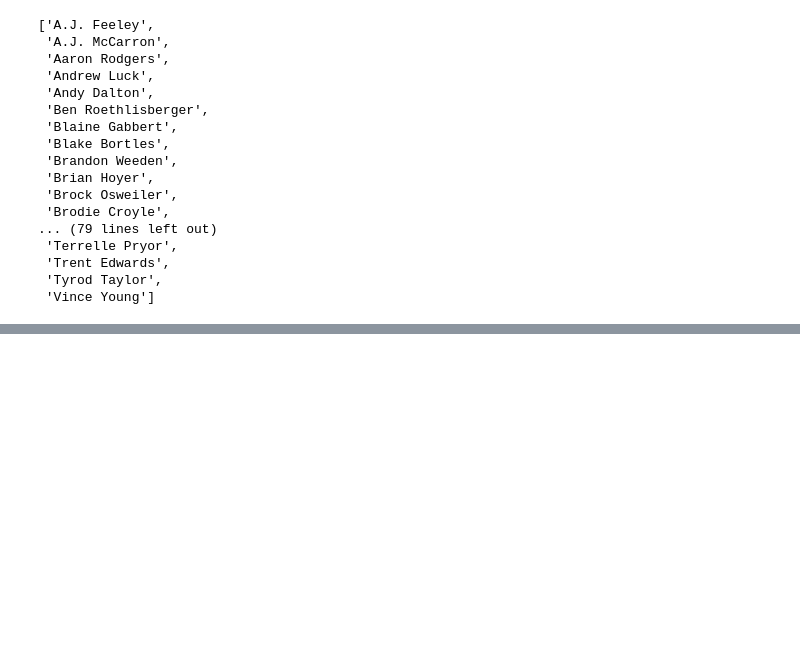
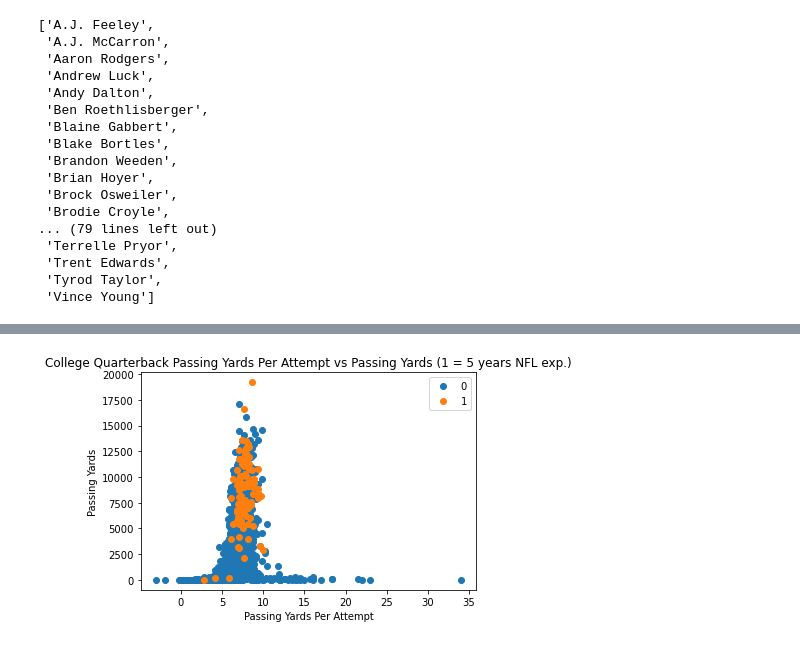
Before and after one commit to ramsey-king/DSC-630-Predictive-Analytics, a Jupyter notebook: Final Project/King_Ramsey_Term_Project_DSC_630.ipynb, the cells around one changed output, grey strips where cells are left out. Drawn from its saved outputs; the diff is of its cells as text; code cells hidden in the pictures; blank space fills up the shorter version.

```diff
--- a/Final Project/King_Ramsey_Term_Project_DSC_630.ipynb
+++ b/Final Project/King_Ramsey_Term_Project_DSC_630.ipynb
@@ -374,0 +382,13 @@ a_list
+# %%
+import matplotlib.pyplot as plt
+groups = master_qb_df.groupby('NFL_5')
+for name, group in groups:
+    plt.plot(group['passing_yards_per_attempt'], group['passing_yards'], marker='o', linestyle='', label=name)
+
+plt.xlabel('Passing Yards Per Attempt')
+plt.ylabel('Passing Yards')
+plt.title('College Quarterback Passing Yards Per Attempt vs Passing Yards (1 = 5 years NFL exp.)')
+plt.legend()
+plt.savefig('ypa_vs_yd.png')
+# %% [output]
+[figure, added]
```
Also changed, not shown: parts of 5 cells of this notebook, 4 other files.
